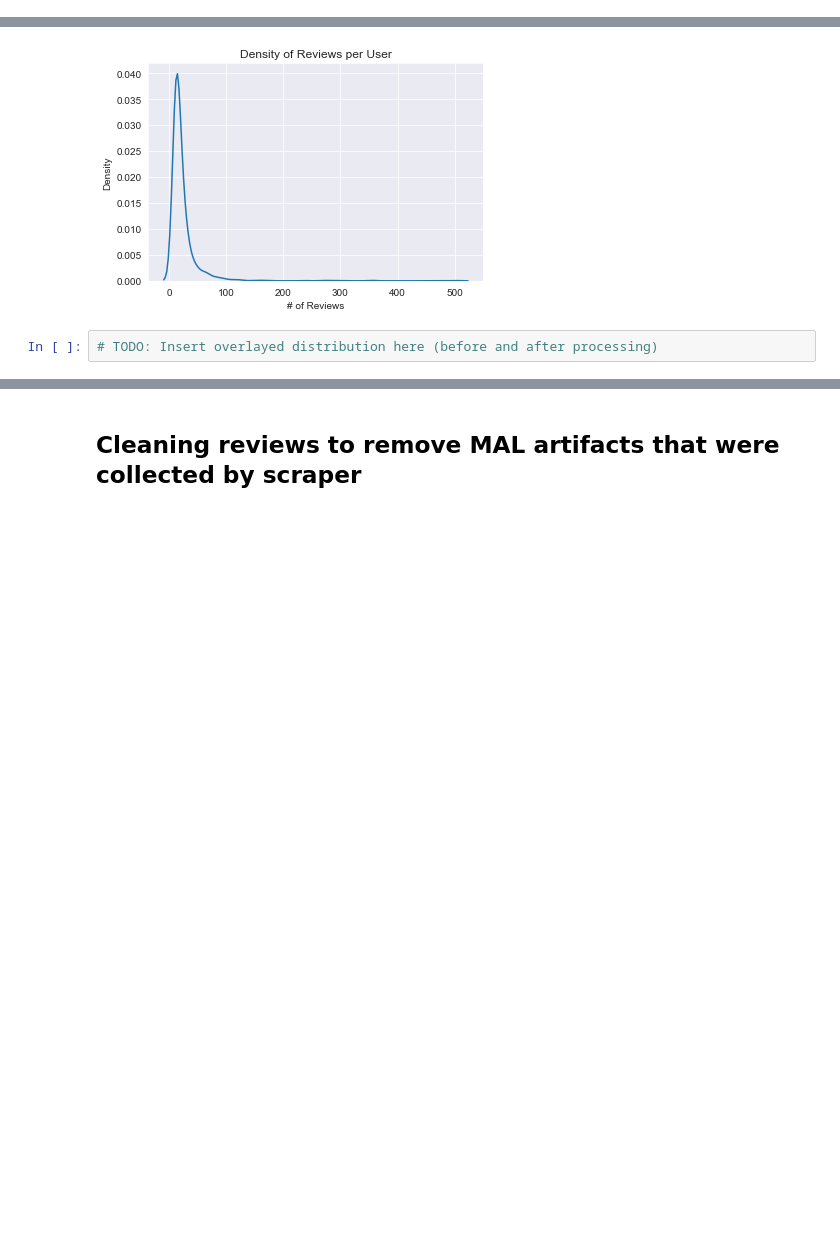
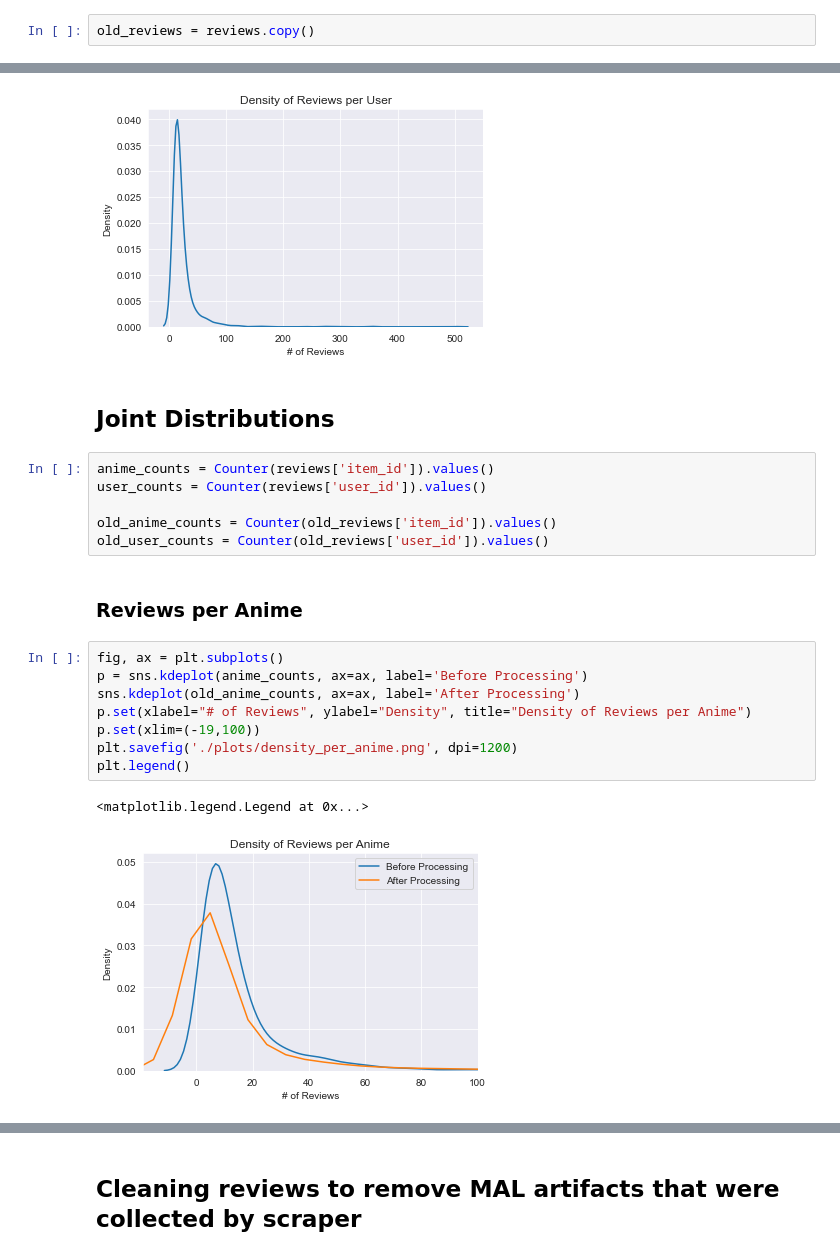
Before and after one commit to matthewyangcs/nlp-final-proj, a Jupyter notebook: data_processing.ipynb, the cells around one changed output, grey strips where cells are left out. Cells and saved outputs as stored; diff of their text form; blank space fills up the shorter version.

Commit message:
refactored data processing, density plots added

```diff
--- a/data_processing.ipynb
+++ b/data_processing.ipynb
@@ -75,4 +77,6 @@ reviews.head()
 | 4 | 291149 | aManOfCulture99 | 4181 | \n \n \n \n ... | 10 |
 # %% [markdown]
 ## Distributions Prior to Reduction
+# %%
+old_reviews = reviews.copy()
 # %%
@@ -167,5 +185,24 @@ print(f"Median Reviews per User: {sorted(user_counts)[len(user_counts)//2]}")
 Mean Reviews per User: 23.29103989535644
 Median Reviews per User: 15
 [figure]
-# %%
-# TODO: Insert overlayed distribution here (before and after processing)
+# %% [markdown]
+## Joint Distributions
+# %%
+anime_counts = Counter(reviews['item_id']).values()
+user_counts = Counter(reviews['user_id']).values()
+
+old_anime_counts = Counter(old_reviews['item_id']).values()
+old_user_counts = Counter(old_reviews['user_id']).values()
+# %% [markdown]
+### Reviews per Anime
+# %%
+fig, ax = plt.subplots()
+p = sns.kdeplot(anime_counts, ax=ax, label='Before Processing')
+sns.kdeplot(old_anime_counts, ax=ax, label='After Processing')
+p.set(xlabel="# of Reviews", ylabel="Density", title="Density of Reviews per Anime")
+p.set(xlim=(-19,100))
+plt.savefig('./plots/density_per_anime.png', dpi=1200)
+plt.legend()
+# %% [output]
+<matplotlib.legend.Legend at 0x...>
+[figure, added]
```
Also changed, not shown: parts of 9 cells of this notebook, 3 other files.
